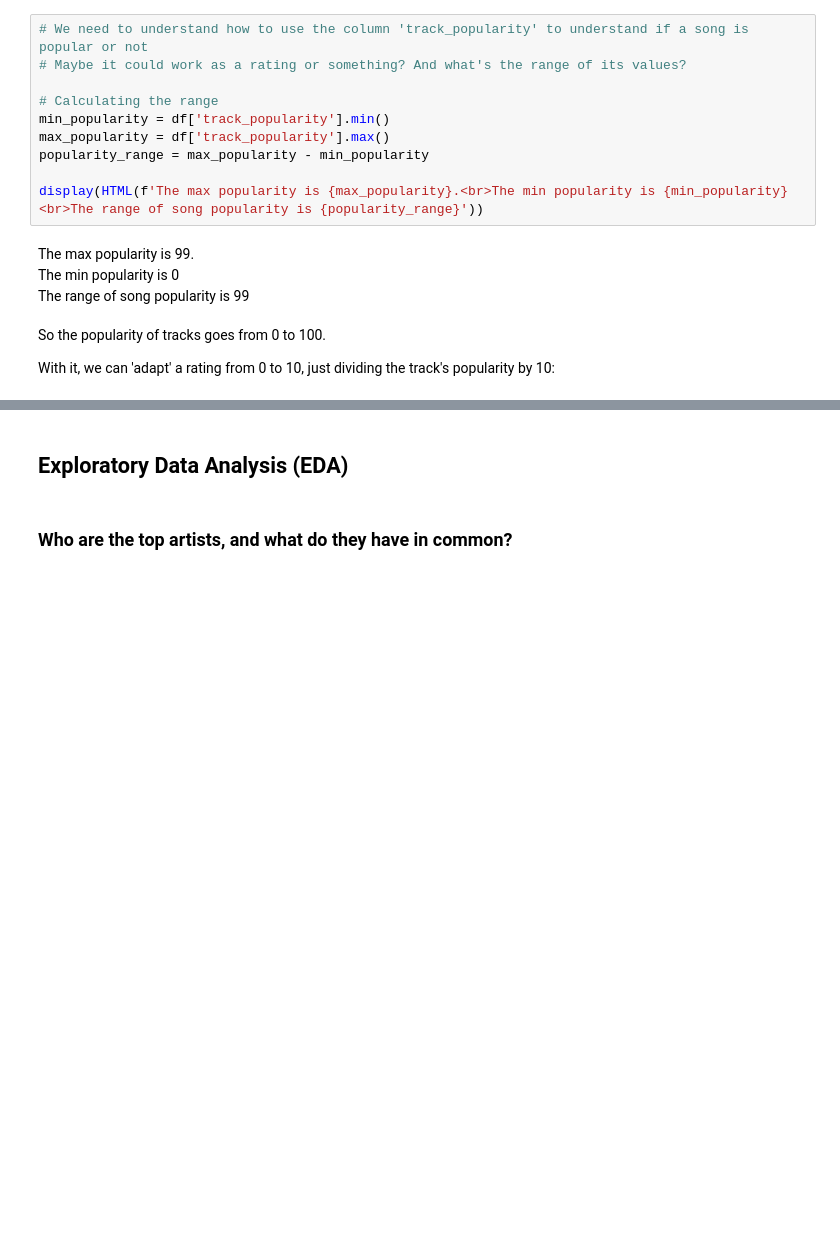
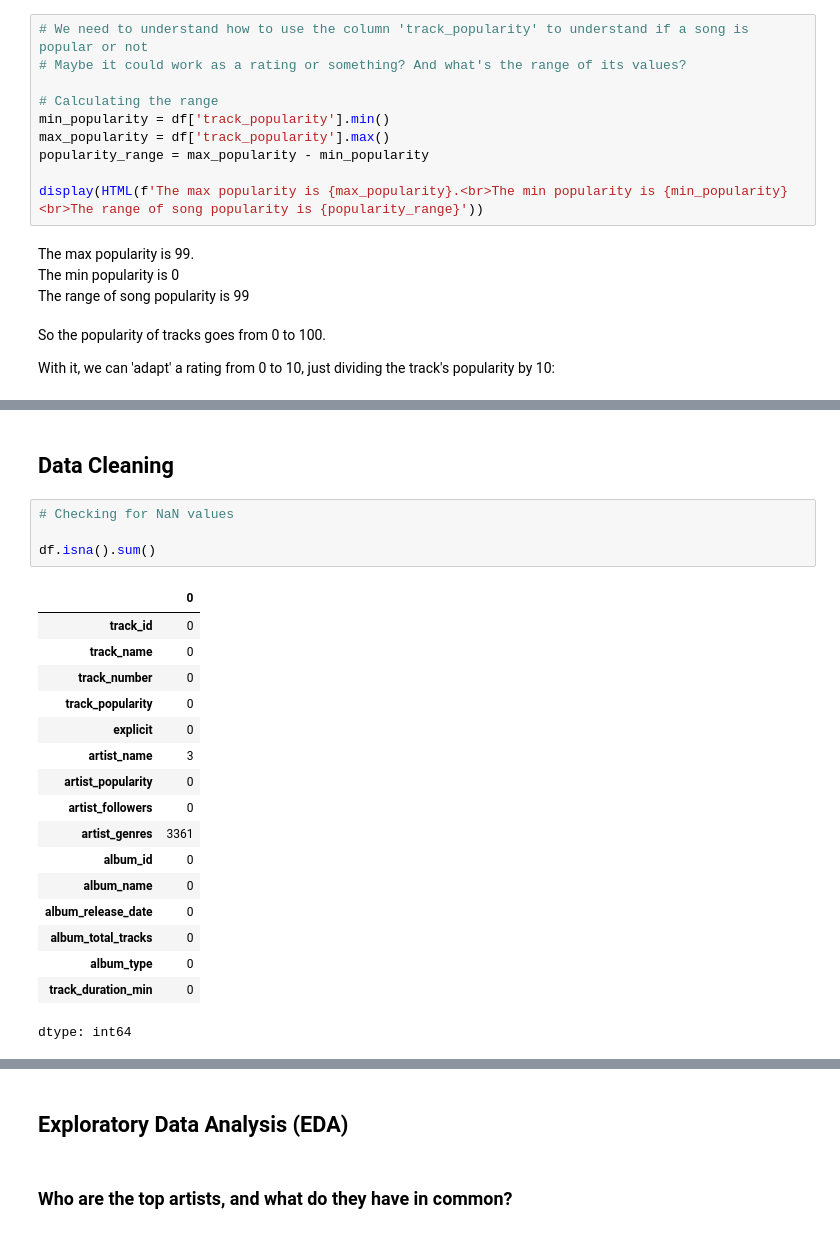
Before and after one commit to prokope/learning-data-science, a Jupyter notebook: eda.ipynb, the cells around one changed output, grey strips where cells are left out. Saved outputs shown, nothing was run; the diff lists cells and outputs as text; blank space fills up the shorter version.

Commit message:
data-cleaning: counting NaN values by column and selecting artists without genre to fix it

```diff
--- a/eda.ipynb
+++ b/eda.ipynb
@@ -121,3 +112,27 @@ display((df.sort_values(by='track_popularity', ascending=False).iloc[:10]))
 | 460 | 1I37Zz2g3hk9eWxaNkj031 | Your Idol | 7 | 9.3 | False | Saja Boys | 80 | ... |
 | 93 | 2x3mwb96B6TquRqMtbxUE1 | Actually Romantic | 7 | 9.3 | True | Taylor Swift | 100 | ... |
 | 97 | 5ylJtmaWPJ33cW3En7WOu0 | Wood | 9 | 9.3 | True | Taylor Swift | 100 | ... |
+# %% [markdown]
+## Data Cleaning
+# %%
+# Checking for NaN values
+
+df.isna().sum()
+# %% [output]
+|  | 0 |
+| track_id | 0 |
+| track_name | 0 |
+| track_number | 0 |
+| track_popularity | 0 |
+| explicit | 0 |
+| artist_name | 3 |
+| artist_popularity | 0 |
+| artist_followers | 0 |
+| artist_genres | 3361 |
+| album_id | 0 |
+| album_name | 0 |
+| album_release_date | 0 |
+| album_total_tracks | 0 |
+| album_type | 0 |
+| track_duration_min | 0 |
+dtype: int64
```
Also changed, not shown: parts of 7 cells of this notebook.
